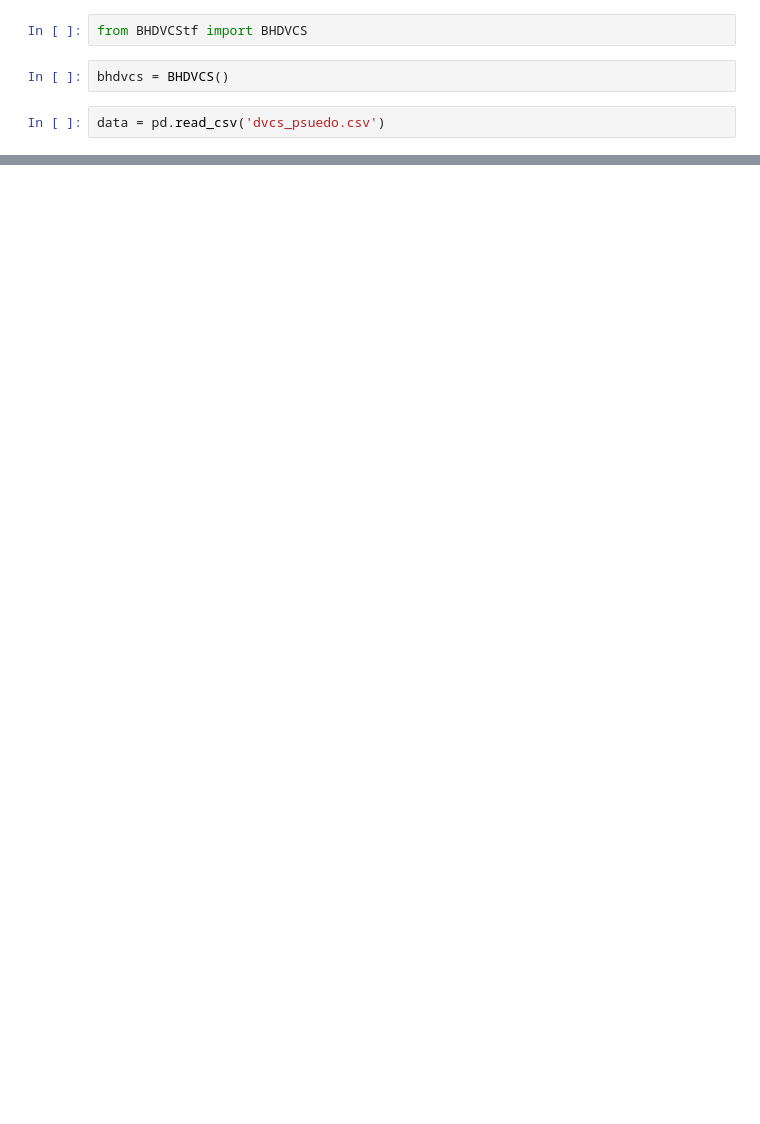
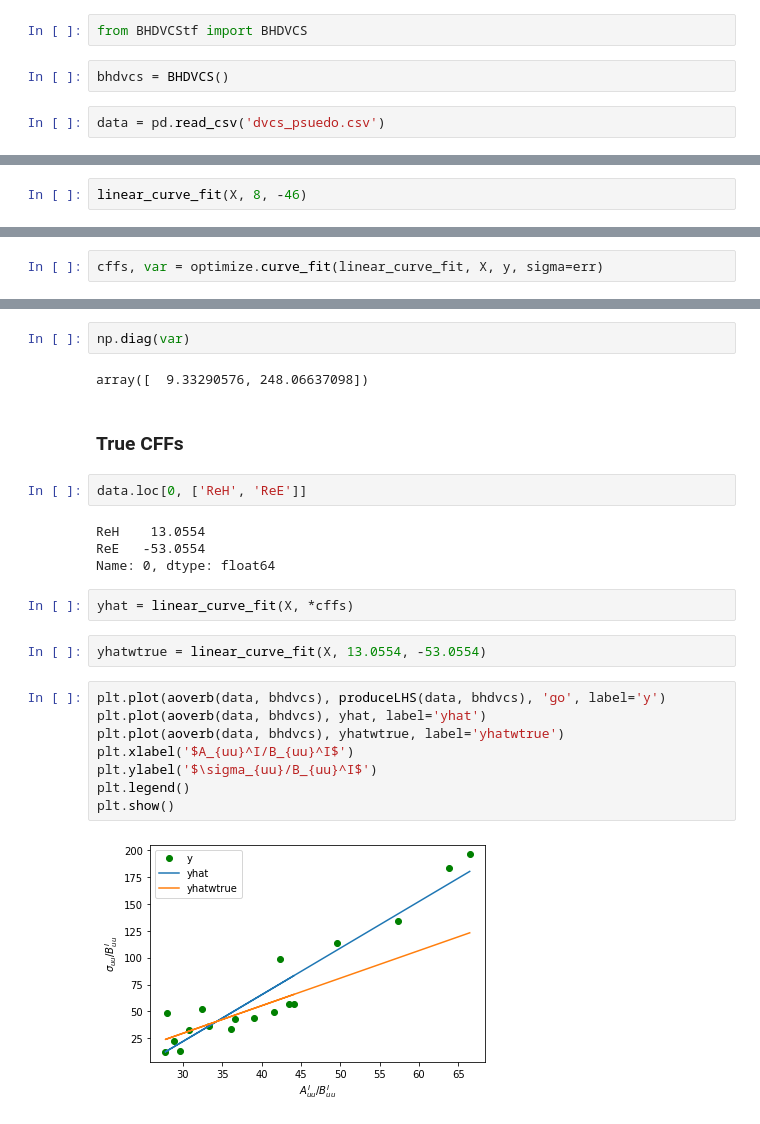
Before and after one commit to extraction-tools/ANN, a Jupyter notebook: Nick/Simulfit.ipynb, the cells around one changed output, grey strips where cells are left out. Saved outputs shown, nothing was run; the diff lists cells and outputs as text; blank space fills up the shorter version.

```diff
--- a/Nick/Simulfit.ipynb
+++ b/Nick/Simulfit.ipynb
@@ -42,0 +64,2 @@ AttributeError: 'BHDVCS' object has no attribute 'qp'
+# %%
+linear_curve_fit(X, 8, -46)
@@ -42,0 +73,2 @@ AttributeError: 'BHDVCS' object has no attribute 'qp'
+# %%
+cffs, var = optimize.curve_fit(linear_curve_fit, X, y, sigma=err)
@@ -42,0 +81,26 @@ AttributeError: 'BHDVCS' object has no attribute 'qp'
+# %%
+np.diag(var)
+# %% [output]
+array([  9.33290576, 248.06637098])
+# %% [markdown]
+### True CFFs
+# %%
+data.loc[0, ['ReH', 'ReE']]
+# %% [output]
+ReH    13.0554
+ReE   -53.0554
+Name: 0, dtype: float64
+# %%
+yhat = linear_curve_fit(X, *cffs)
+# %%
+yhatwtrue = linear_curve_fit(X, 13.0554, -53.0554)
+# %%
+plt.plot(aoverb(data, bhdvcs), produceLHS(data, bhdvcs), 'go', label='y')
+plt.plot(aoverb(data, bhdvcs), yhat, label='yhat')
+plt.plot(aoverb(data, bhdvcs), yhatwtrue, label='yhatwtrue')
+plt.xlabel('$A_{uu}^I/B_{uu}^I$')
+plt.ylabel('$\sigma_{uu}/B_{uu}^I$')
+plt.legend()
+plt.show()
+# %% [output]
+[figure, added]
```
Also changed, not shown: parts of 18 cells of this notebook, 2 other files.
